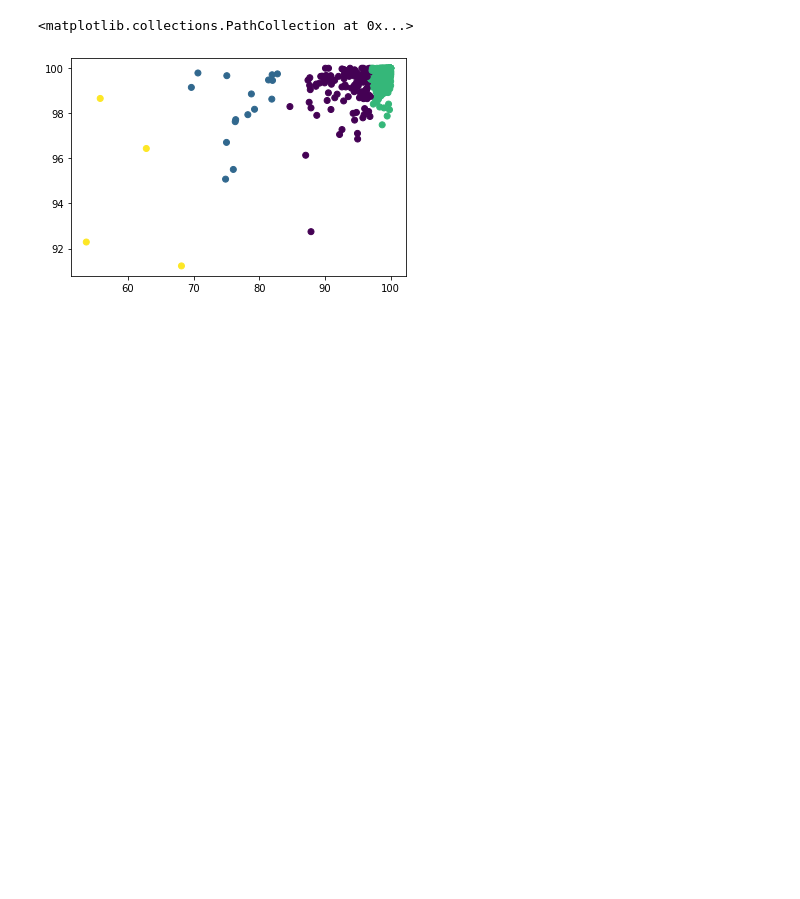
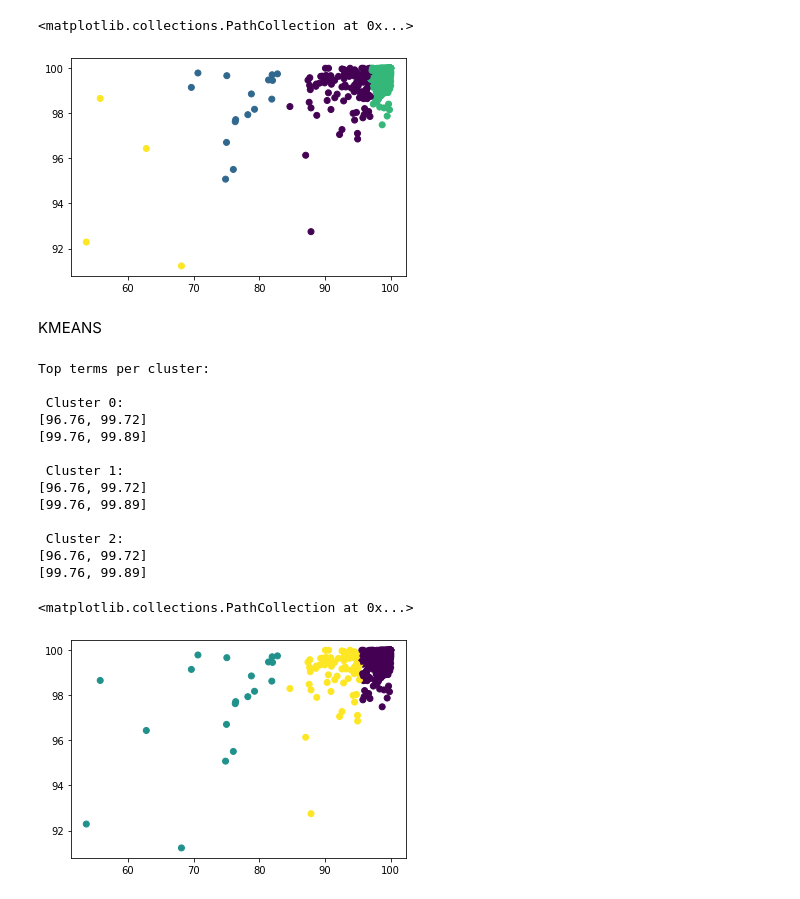
Before and after one commit to SilvanaOliveiraSa/CA_MU_DS_VINCE, a Jupyter notebook: teste.ipynb, the cells around one changed output. Cells and saved outputs as stored; diff of their text form; code cells hidden in the pictures; blank space fills up the shorter version.

```diff
--- a/teste.ipynb
+++ b/teste.ipynb
@@ -330,3 +328,46 @@ pl.scatter(train_pop['Abastecimento_de_Agua'], train_pop['Coleta_de_Lixo'], c =
 # %% [output]
 <matplotlib.collections.PathCollection at 0x...>
 [figure]
+# %% [markdown]
+KMEANS
+# %%
+import pandas as pd
+import matplotlib.pyplot as pl
+import seaborn as sns
+
+from sklearn.impute import SimpleImputer
+imputer = SimpleImputer(strategy="median")
+
+
+from sklearn.cluster import KMeans
+from sklearn.metrics import adjusted_rand_score
+
+model = KMeans(n_clusters=3)
+model.fit(train_pop)
+
+print("Top terms per cluster:")
+order_centroids = model.cluster_centers_.argsort()[:, ::-1]
+for i in range(3):
+    print("\n Cluster %d:" % i),
+    for ind in order_centroids[i, :100]:
+        print(train_pop.iloc[ind].tolist())#('   %s' % terms[ind]),
+    print
+
+
+pl.scatter(train_pop.Abastecimento_de_Agua, train_pop.Coleta_de_Lixo, c = model.labels_)
+# %% [output]
+Top terms per cluster:
+
+ Cluster 0:
+[96.76, 99.72]
+[99.76, 99.89]
+
+ Cluster 1:
+[96.76, 99.72]
+[99.76, 99.89]
+
+ Cluster 2:
+[96.76, 99.72]
+[99.76, 99.89]
+<matplotlib.collections.PathCollection at 0x...>
+[figure, added]
```
Also changed, not shown: parts of 4 cells of this notebook.
